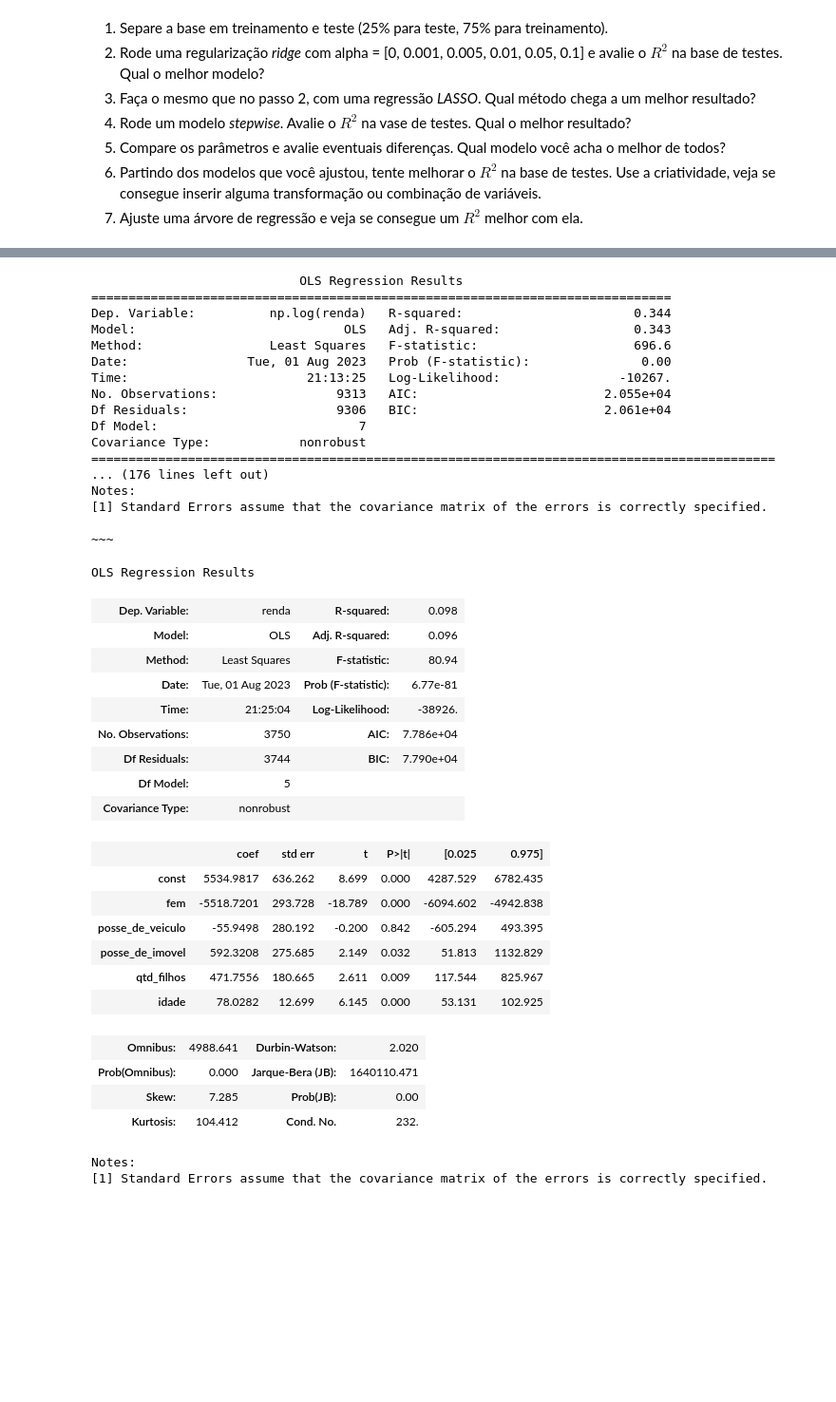
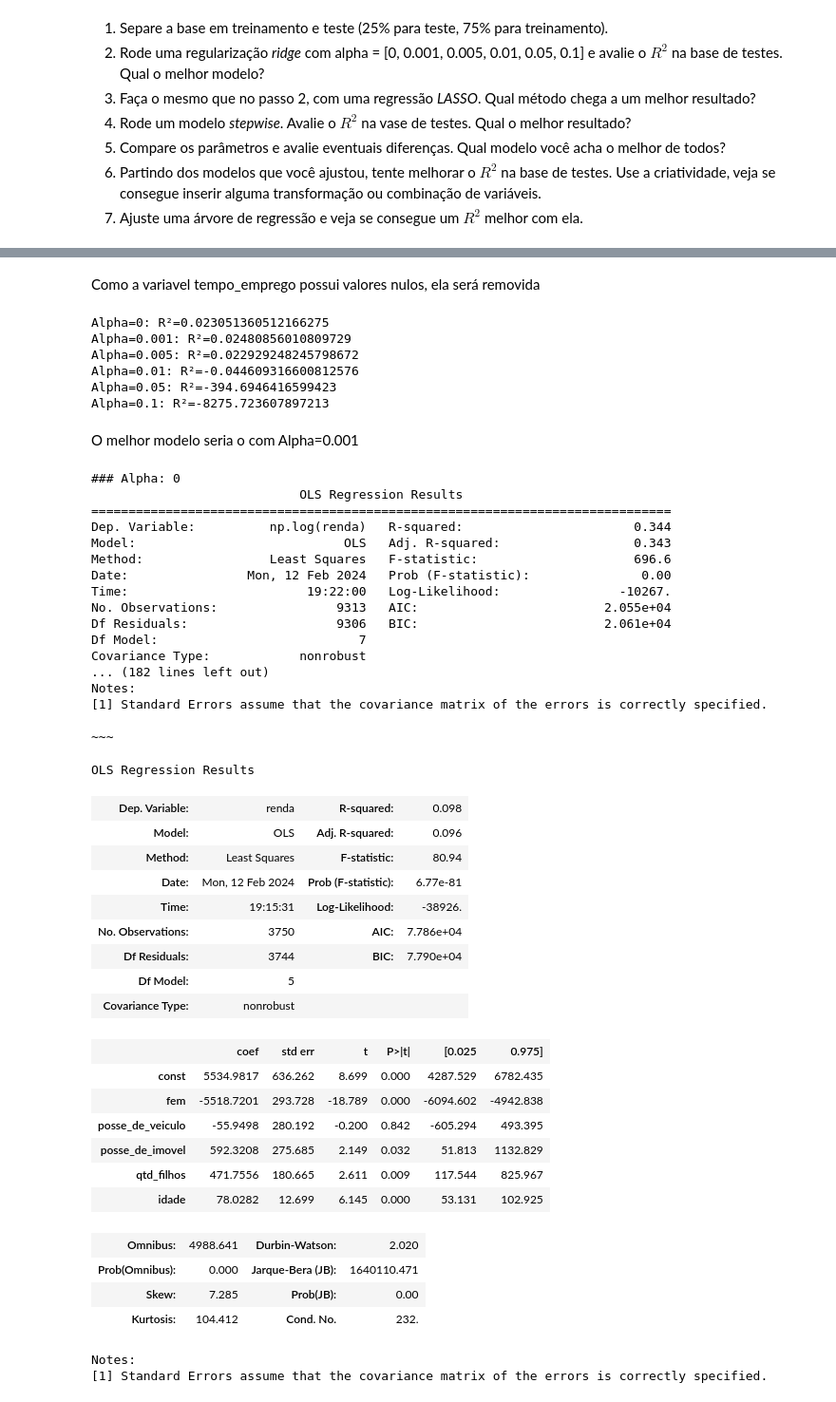
Before and after one commit to Henrique-Campos10/Ebac_mod-13_reg-ii, a Jupyter notebook: Mod13_Tarefa02.ipynb, the cells around one changed output, grey strips where cells are left out. Shown at 95% size. Drawn from its saved outputs; the diff is of its cells as text; code cells hidden in the pictures; blank space fills up the shorter version.

```diff
--- a/Mod13_Tarefa02.ipynb
+++ b/Mod13_Tarefa02.ipynb
@@ -80,3 +105,5 @@ train_df, test_df = train_test_split(df, test_size=0.25, random_state=42)
+# %% [markdown]
+Como a variavel tempo_emprego possui valores nulos, ela será removida
 # %%
 # 2)
 import numpy as np
@@ -89,11 +116,34 @@ alphas = [0, 0.001, 0.005, 0.01, 0.05, 0.1]
 
 # Loop para ajustar o modelo com diferentes valores de alpha e avaliar o R-quadrado na base de testes
 for alpha in alphas:
-    modelo = 'np.log(renda) ~ C(sexo) + posse_de_veiculo + posse_de_imovel + qtd_filhos + idade + tempo_emprego'
+    modelo = 'np.log(renda) ~ C(sexo) + posse_de_veiculo + posse_de_imovel + qtd_filhos + idade'
     md = smf.ols(modelo, data=train_df)
-    reg = md.fit_regularized(method='elastic_net', refit=True, L1_wt=0, alpha=alpha)
+    reg = md.fit_regularized(method = 'elastic_net' ,refit=True, L1_wt=0, alpha=alpha)
 
-    reg.summary()
+    # Avaliando o modelo na base de testes
+    y_pred = reg.predict(test_df)
+
+    # Verificar se há valores NaN nos dados previstos
+    if np.isnan(y_pred).any():
+        print(f"Alpha={alpha}: Os valores previstos contêm NaNs.")
+        continue
+
+    # Verificar se há valores NaN nos dados de teste
+    if test_df['renda'].isnull().any():
+        print(f"Alpha={alpha}: Os dados de teste contêm valores NaN.")
+        continue
+
+    r2 = r2_score(test_df['renda'], np.exp(y_pred))  # Convertendo de log-renda para renda original
+    print(f"Alpha={alpha}: R²={r2}")
+# %% [output]
+Alpha=0: R²=0.023051360512166275
+Alpha=0.001: R²=0.02480856010809729
+Alpha=0.005: R²=0.022929248245798672
+Alpha=0.01: R²=-0.044609316600812576
+Alpha=0.05: R²=-394.6946416599423
+Alpha=0.1: R²=-8275.723607897213
+# %% [markdown]
+O melhor modelo seria o com Alpha=0.001
 # %%
 # 3)
 alphas = [0, 0.001, 0.005, 0.01, 0.05, 0.1]
@@ -104,43 +154,44 @@ for alpha in alphas:
                          , refit = True
                          , L1_wt = 1
                          , alpha = alpha)
+    print(f'### Alpha: {alpha}')
     print(reg.summary())
     print(f'\n~~~')
 # %% [output]
+### Alpha: 0
                             OLS Regression Results
 ==============================================================================
 Dep. Variable:          np.log(renda)   R-squared:                       0.344
 Model:                            OLS   Adj. R-squared:                  0.343
 Method:                 Least Squares   F-statistic:                     696.6
-Date:                Tue, 01 Aug 2023   Prob (F-statistic):               0.00
-Time:                        21:13:25   Log-Likelihood:                -10267.
+Date:                Mon, 12 Feb 2024   Prob (F-statistic):               0.00
+Time:                        19:22:00   Log-Likelihood:                -10267.
 No. Observations:                9313   AIC:                         2.055e+04
 Df Residuals:                    9306   BIC:                         2.061e+04
 Df Model:                           7
 Covariance Type:            nonrobust
-============================================================================================
-... (176 lines left out)
+... (182 lines left out)
 Notes:
 [1] Standard Errors assume that the covariance matrix of the errors is correctly specified.
 
 ~~~
 # %%
 # 4)
-test_df.loc[X['sexo'] == 'F', 'fem'] = 1
-test_df.loc[X['sexo'] == 'M', 'fem'] = 0
+test_df.loc[test_df['sexo'] == 'F', 'fem'] = 1
+test_df.loc[test_df['sexo'] == 'M', 'fem'] = 0
 
 X = test_df[['fem', 'posse_de_veiculo', 'posse_de_imovel', 'qtd_filhos', 'idade']]
 y = test_df['renda'].astype(float)
 
 reg_stepwise = sm.OLS(y, sm.add_constant(X.astype(int))).fit()
 reg_stepwise.summary()
 # %% [output]
 OLS Regression Results
 | Dep. Variable: | renda | R-squared: | 0.098 |
 | Model: | OLS | Adj. R-squared: | 0.096 |
 | Method: | Least Squares | F-statistic: | 80.94 |
-| Date: | Tue, 01 Aug 2023 | Prob (F-statistic): | 6.77e-81 |
-| Time: | 21:25:04 | Log-Likelihood: | -38926. |
+| Date: | Mon, 12 Feb 2024 | Prob (F-statistic): | 6.77e-81 |
+| Time: | 19:15:31 | Log-Likelihood: | -38926. |
 | No. Observations: | 3750 | AIC: | 7.786e+04 |
 | Df Residuals: | 3744 | BIC: | 7.790e+04 |
 | Df Model: | 5 |  |  |
```
Also changed, not shown: parts of 5 cells of this notebook.
